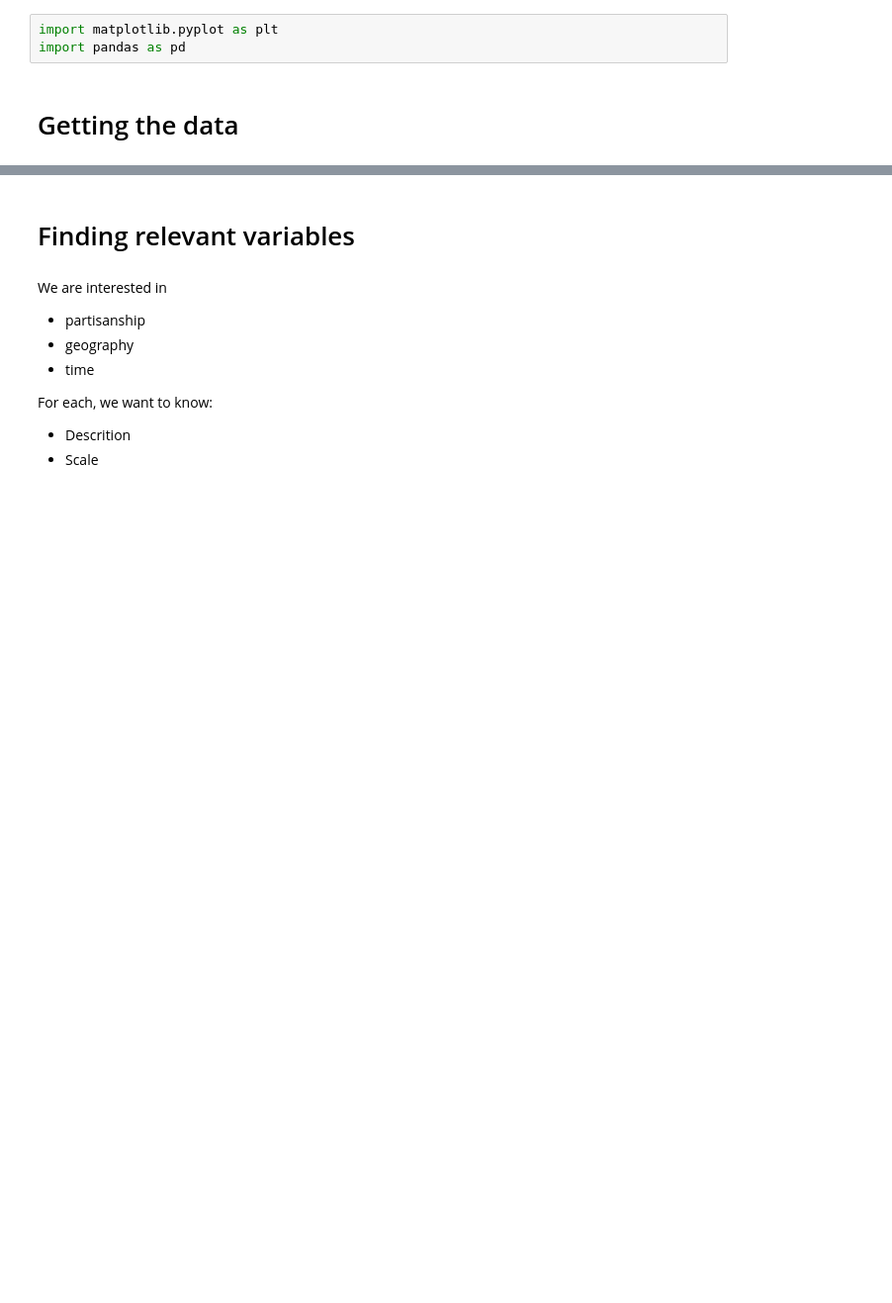
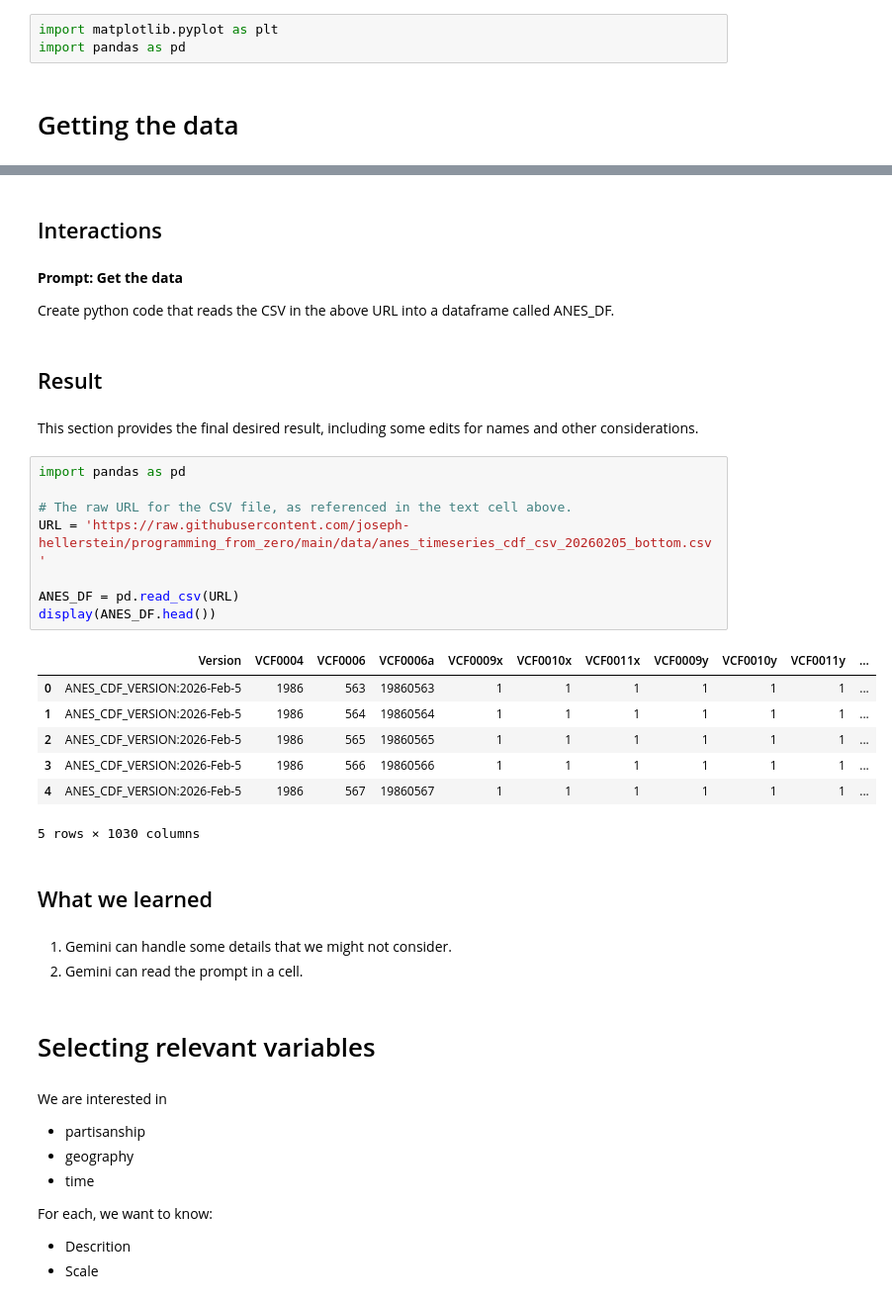
Before and after one commit to joseph-hellerstein/programming_from_zero, a Jupyter notebook: notebooks/programming_from_zero.ipynb, the cells around one changed output, grey strips where cells are left out. Shown at 99% size. Cells and saved outputs as stored; diff of their text form; blank space fills up the shorter version.

```diff
--- a/notebooks/programming_from_zero.ipynb
+++ b/notebooks/programming_from_zero.ipynb
@@ -181,5 +174,36 @@ df
+# %% [markdown]
+## Interactions
+# %% [markdown]
+**Prompt: Get the data**
+
+Create python code that reads the CSV in the above URL into a dataframe called ANES_DF.
+# %% [markdown]
+## Result
+# %% [markdown]
+This section provides the final desired result, including some edits for names and other considerations.
+# %%
+import pandas as pd
+
+# The raw URL for the CSV file, as referenced in the text cell above.
+URL = 'https://raw.githubusercontent.com/joseph-hellerstein/programming_from_zero/main/data/anes_timeseries_cdf_csv_20260205_bottom.csv'
+
+ANES_DF = pd.read_csv(URL)
+display(ANES_DF.head())
+# %% [output]
+|  | Version | VCF0004 | VCF0006 | VCF0006a | VCF0009x | VCF0010x | VCF0011x | VCF0009y | VCF0010y | VCF0011y | ... |
+| 0 | ANES_CDF_VERSION:2026-Feb-5 | 1986 | 563 | 19860563 | 1 | 1 | 1 | 1 | 1 | 1 | ... |
+| 1 | ANES_CDF_VERSION:2026-Feb-5 | 1986 | 564 | 19860564 | 1 | 1 | 1 | 1 | 1 | 1 | ... |
+| 2 | ANES_CDF_VERSION:2026-Feb-5 | 1986 | 565 | 19860565 | 1 | 1 | 1 | 1 | 1 | 1 | ... |
+| 3 | ANES_CDF_VERSION:2026-Feb-5 | 1986 | 566 | 19860566 | 1 | 1 | 1 | 1 | 1 | 1 | ... |
+| 4 | ANES_CDF_VERSION:2026-Feb-5 | 1986 | 567 | 19860567 | 1 | 1 | 1 | 1 | 1 | 1 | ... |
+5 rows × 1030 columns
+# %% [markdown]
+## What we learned
+# %% [markdown]
+1. Gemini can handle some details that we might not consider.
+1. Gemini can read the prompt in a cell.
 # %% [markdown]
-# Finding relevant variables
+# Selecting relevant variables
 # %% [markdown]
 We are interested in
 * partisanship
```
Also changed, not shown: parts of 63 cells of this notebook.
